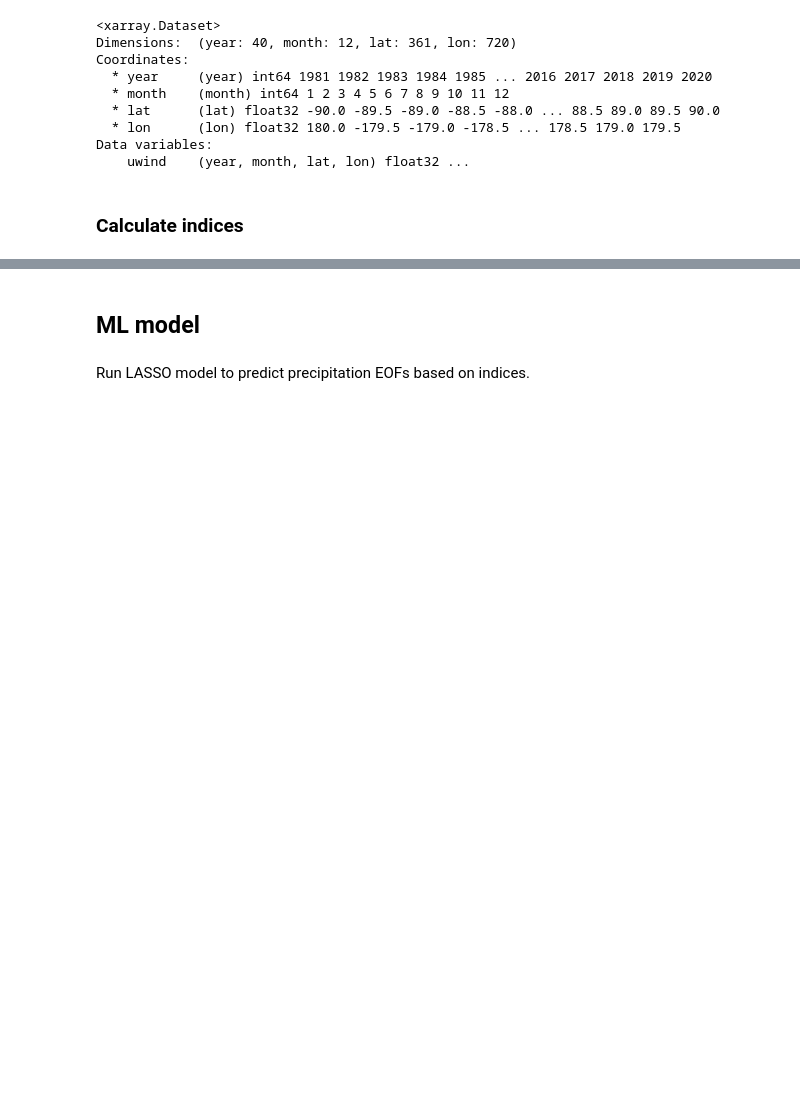
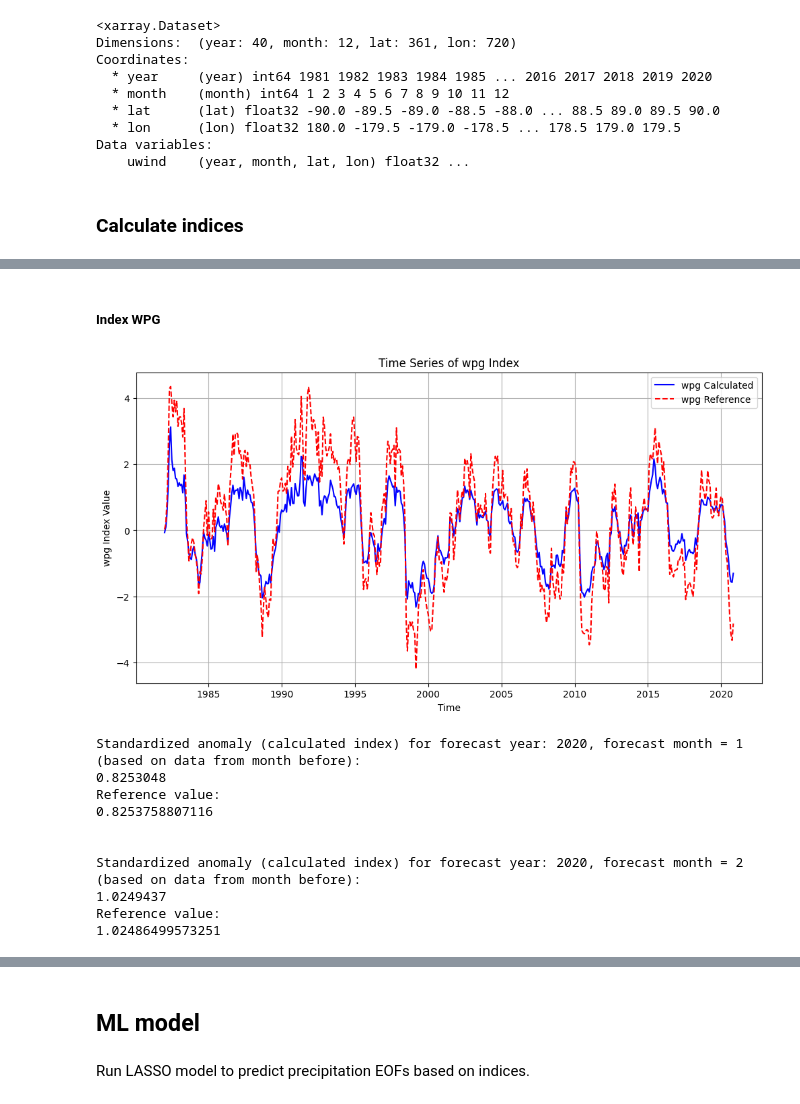
Before and after one commit to SeasonalForecastingEngine/CONFER-WP3, a Jupyter notebook: notebooks/lasso_fcst_example.ipynb, the cells around one changed output, grey strips where cells are left out. Saved outputs shown, nothing was run; the diff lists cells and outputs as text; code cells hidden in the pictures; blank space fills up the shorter version.

```diff
--- a/notebooks/lasso_fcst_example.ipynb
+++ b/notebooks/lasso_fcst_example.ipynb
@@ -1352,0 +1095,35 @@ Reference value:
+# %% [markdown]
+##### Index WPG
+# %%
+time_series_wpg_df = prepare_time_series_data(sst_data, "wpg", indices_definitions, period_clm, start_year, end_year, months)
+
+# Reference values for index wpg
+wpg_index_reference = pd.read_csv(f"{filepath_indices}wpg_full.csv")
+time_series_wpg_reference_df = process_reference_index(wpg_index_reference, start_year, end_year)
+
+# Merge and plot dataframes
+merged_df = pd.merge(time_series_wpg_df, time_series_wpg_reference_df, on=['year', 'month'], suffixes=('_calculated', '_reference'))
+plot_time_series(merged_df, "wpg", comparison = True)
+
+# Print some values for comparison
+for month in range(1, 3):
+    print(f"Standardized anomaly (calculated index) for forecast year: {forecast_year}, forecast month = {month} (based on data from month before):")
+    print(standardize_index(sst_data, "wpg", indices_definitions, period_clm, year_fcst=forecast_year, month_init=month, before = True).sst.values)
+    print(f"Reference value:")
+    if month == 1:
+        print(wpg_index_reference[(wpg_index_reference["year"] == forecast_year-1) & (wpg_index_reference["month"] == 12)].fl.values[0])
+    else:
+        print(wpg_index_reference[(wpg_index_reference["year"] == forecast_year) & (wpg_index_reference["month"] == month-1)].fl.values[0])
+    print("\n")
+# %% [output]
+[figure, added]
+Standardized anomaly (calculated index) for forecast year: 2020, forecast month = 1 (based on data from month before):
+0.8253048
+Reference value:
+0.8253758807116
+
+
+Standardized anomaly (calculated index) for forecast year: 2020, forecast month = 2 (based on data from month before):
+1.0249437
+Reference value:
+1.02486499573251
```
Also changed, not shown: parts of 57 cells of this notebook, 2 other files.
